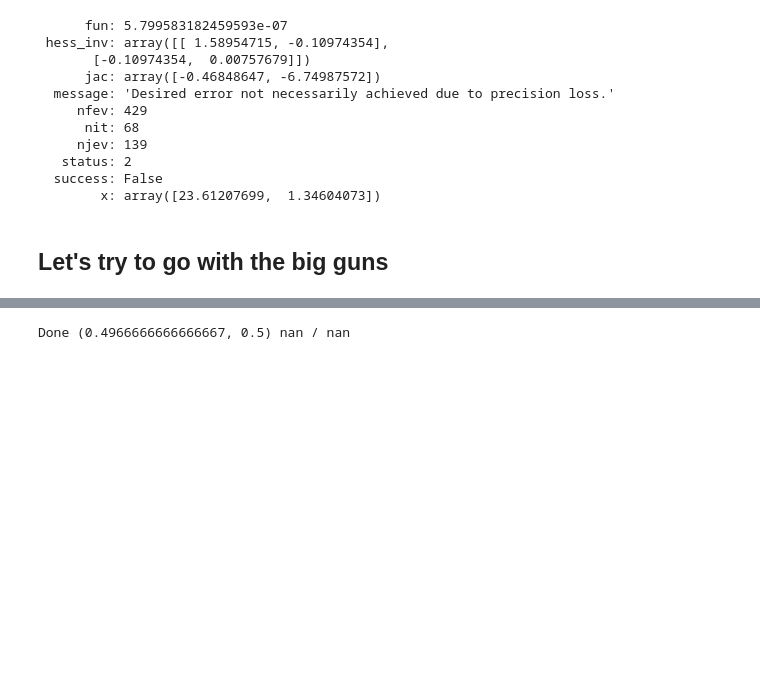
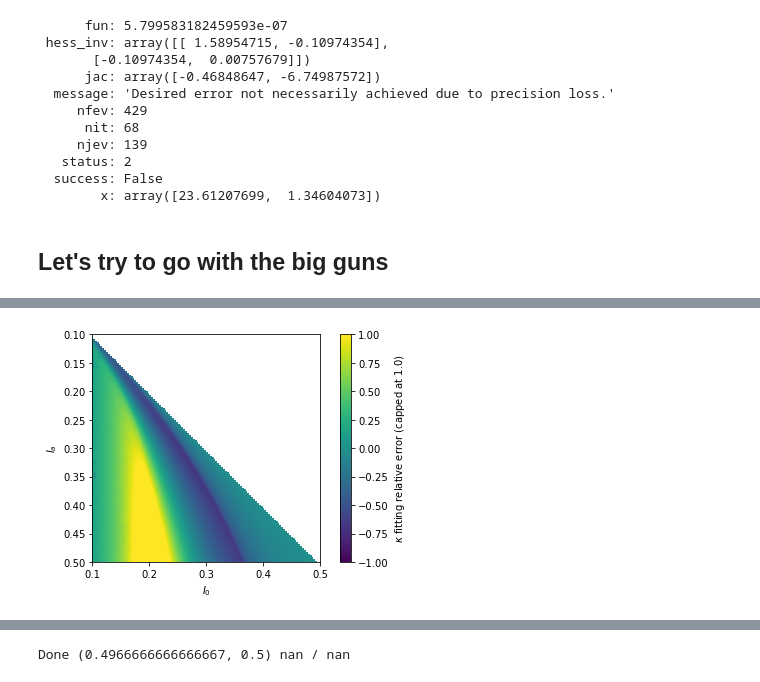
Before and after one commit to carlidel/more_about_nekhoroshev_diffusion, a Jupyter notebook: linearization_error_quantification_and_fits.ipynb, the cells around one changed output, grey strips where cells are left out. Drawn from its saved outputs; the diff is of its cells as text; code cells hidden in the pictures; blank space fills up the shorter version.

```diff
--- a/linearization_error_quantification_and_fits.ipynb
+++ b/linearization_error_quantification_and_fits.ipynb
@@ -428,3 +428,15 @@ Canvas(toolbar=Toolbar(toolitems=[('Home', 'Reset original view', 'home', 'home'
+# %%
+plt.figure()
+#plt.imshow(np.transpose(np.absolute(fitted_kappa-kappa)/kappa), origin="lower", extent=[min_nI, max_nI, min_nI, max_nI], vmax=1.0)
+plt.imshow(((fitted_kappa-kappa)/kappa), extent=[min_nI, max_nI, max_nI, min_nI], vmax=1.0, vmin=-1.0)
+plt.colorbar(label="$\kappa$ fitting relative error (capped at 1.0)")
+plt.ylabel("$I_a$")
+plt.xlabel("$I_0$")
+
+plt.tight_layout()
+plt.savefig("fig/fitted_kappa_err.png", dpi=600)
+# %% [output]
+[figure, added]
 # %%
 plt.figure()
 #plt.contourf(np.transpose(np.log(num_current_peak)), origin="lower", extent=[min_nI, max_nI, min_nI, max_nI])
```
Also changed, not shown: parts of 24 cells of this notebook, 3 other files.
